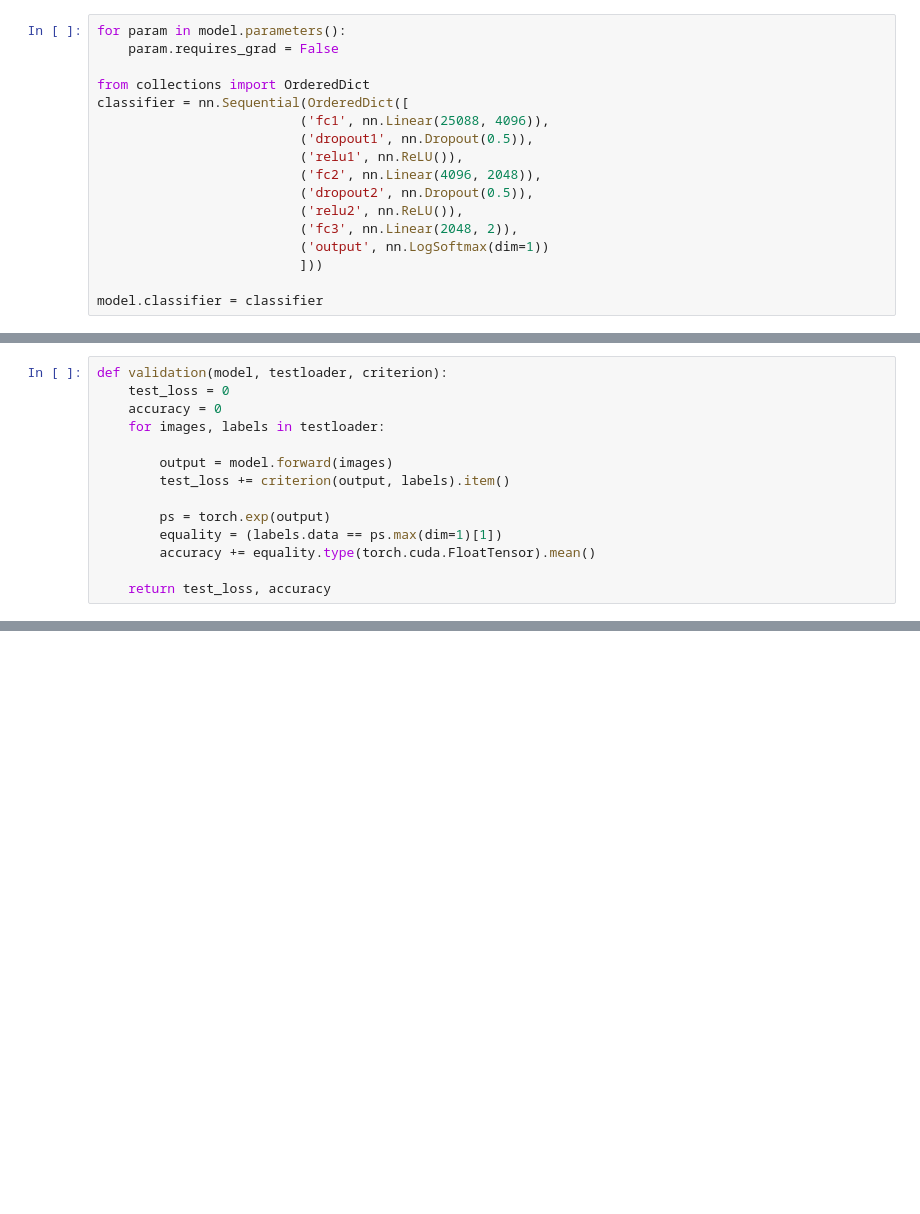
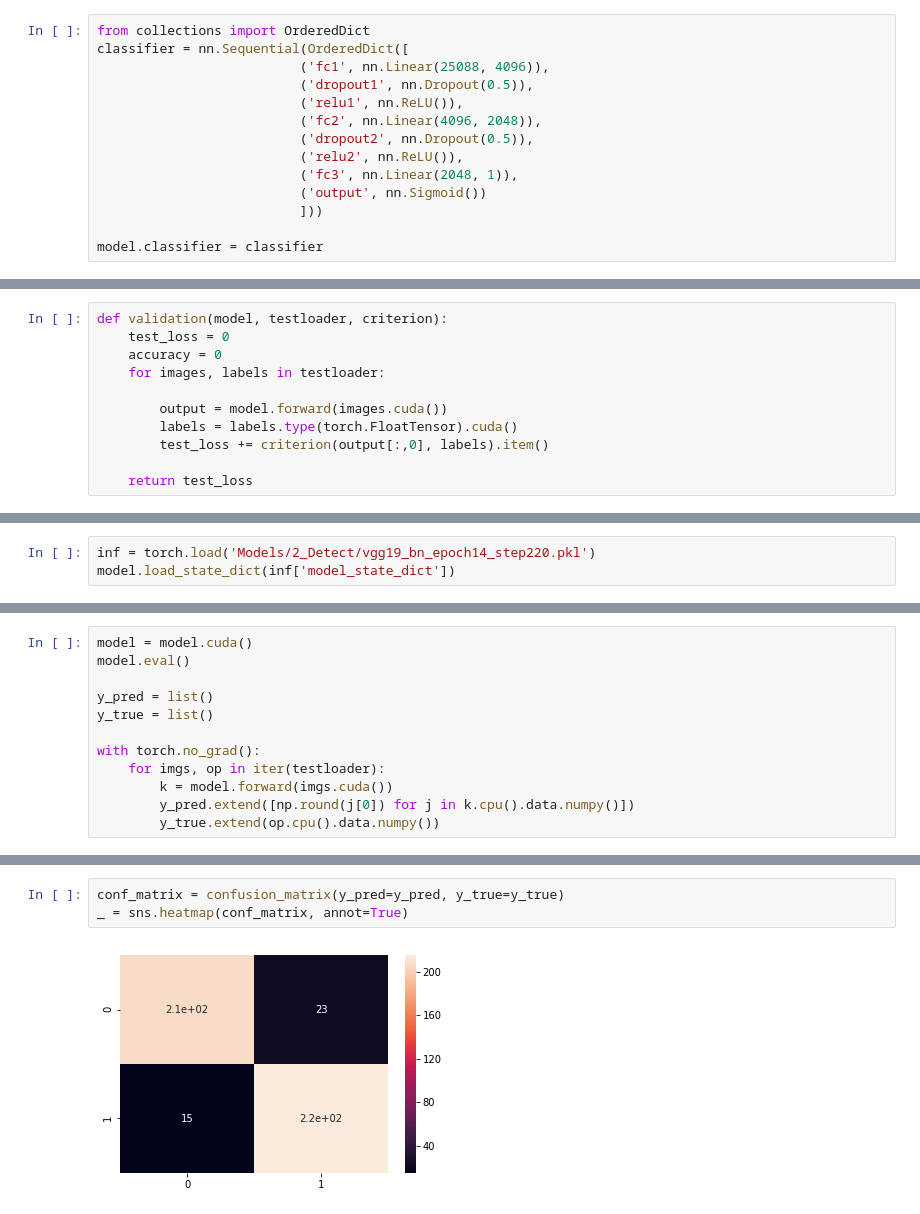
Before and after one commit to Souldiv/car-damage-assessment-pytorch, a Jupyter notebook: 2-Detect if car damaged or not.ipynb, the cells around one changed output, grey strips where cells are left out. Drawn from its saved outputs; the diff is of its cells as text; blank space fills up the shorter version.

```diff
--- a/2-Detect if car damaged or not.ipynb
+++ b/2-Detect if car damaged or not.ipynb
@@ -40,7 +43,4 @@ model = models.vgg16(pretrained=True)
 # %%
-for param in model.parameters():
-    param.requires_grad = False
-
 from collections import OrderedDict
 classifier = nn.Sequential(OrderedDict([
                           ('fc1', nn.Linear(25088, 4096)),
@@ -49,8 +49,8 @@ classifier = nn.Sequential(OrderedDict([
                           ('fc2', nn.Linear(4096, 2048)),
                           ('dropout2', nn.Dropout(0.5)),
                           ('relu2', nn.ReLU()),
-                          ('fc3', nn.Linear(2048, 2)),
-                          ('output', nn.LogSoftmax(dim=1))
+                          ('fc3', nn.Linear(2048, 1)),
+                          ('output', nn.Sigmoid())
                           ]))
 
 model.classifier = classifier
@@ -62,11 +83,8 @@ def validation(model, testloader, criterion):
     accuracy = 0
     for images, labels in testloader:
 
-        output = model.forward(images)
-        test_loss += criterion(output, labels).item()
+        output = model.forward(images.cuda())
+        labels = labels.type(torch.FloatTensor).cuda()
+        test_loss += criterion(output[:,0], labels).item()
 
-        ps = torch.exp(output)
-        equality = (labels.data == ps.max(dim=1)[1])
-        accuracy += equality.type(torch.cuda.FloatTensor).mean()
-
-    return test_loss, accuracy
+    return test_loss
@@ -116,0 +185,3 @@ RuntimeError: CUDA out of memory. Tried to allocate 784.00 MiB (GPU 0; 3.95 GiB
+# %%
+inf = torch.load('Models/2_Detect/vgg19_bn_epoch14_step220.pkl')
+model.load_state_dict(inf['model_state_dict'])
@@ -116,0 +190,12 @@ RuntimeError: CUDA out of memory. Tried to allocate 784.00 MiB (GPU 0; 3.95 GiB
+# %%
+model = model.cuda()
+model.eval()
+
+y_pred = list()
+y_true = list()
+
+with torch.no_grad():
+    for imgs, op in iter(testloader):
+        k = model.forward(imgs.cuda())
+        y_pred.extend([np.round(j[0]) for j in k.cpu().data.numpy()])
+        y_true.extend(op.cpu().data.numpy())
@@ -116,0 +204,5 @@ RuntimeError: CUDA out of memory. Tried to allocate 784.00 MiB (GPU 0; 3.95 GiB
+# %%
+conf_matrix = confusion_matrix(y_pred=y_pred, y_true=y_true)
+_ = sns.heatmap(conf_matrix, annot=True)
+# %% [output]
+[figure, added]
```
Also changed, not shown: parts of 15 cells of this notebook, 22 other files.
